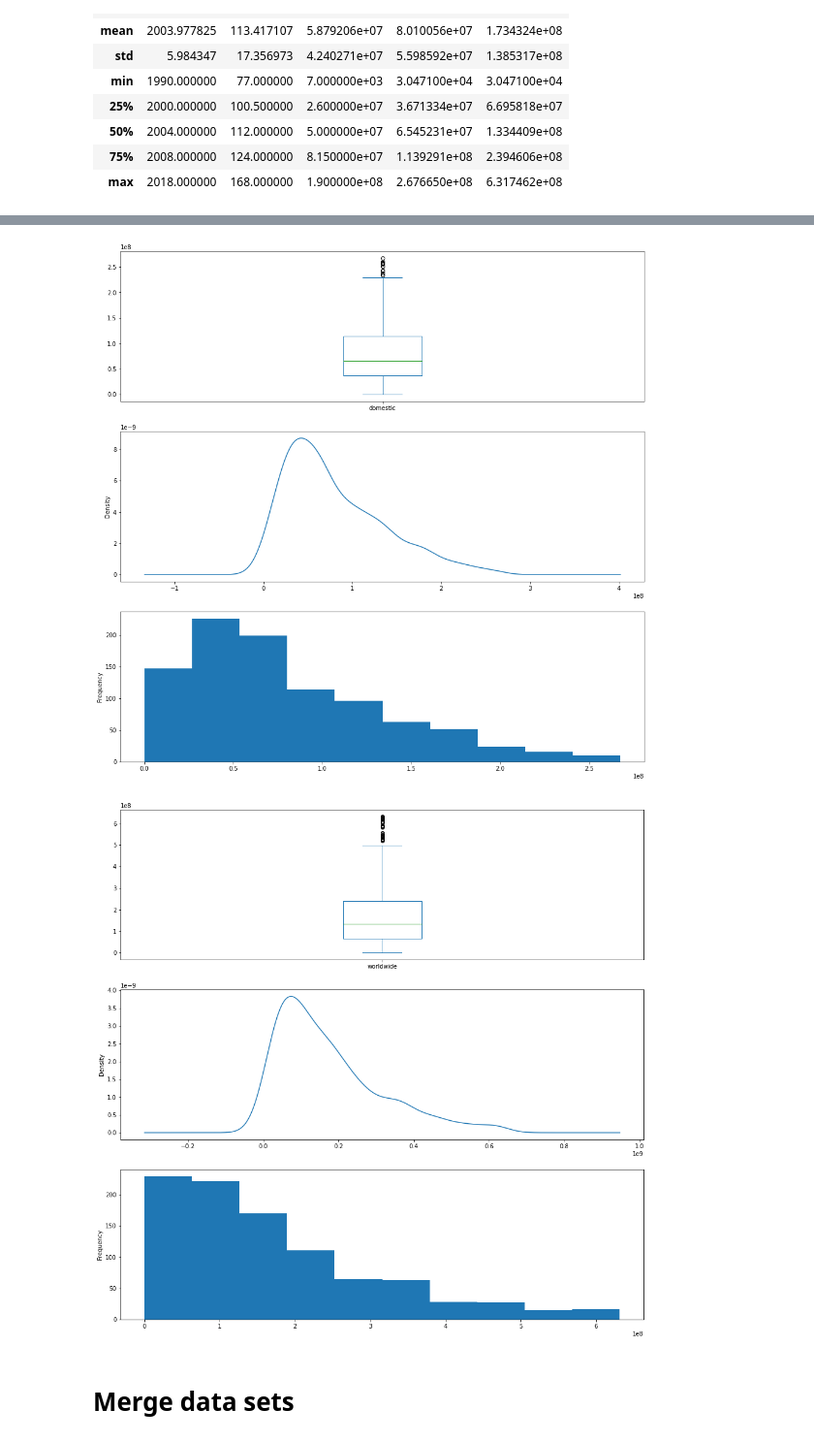
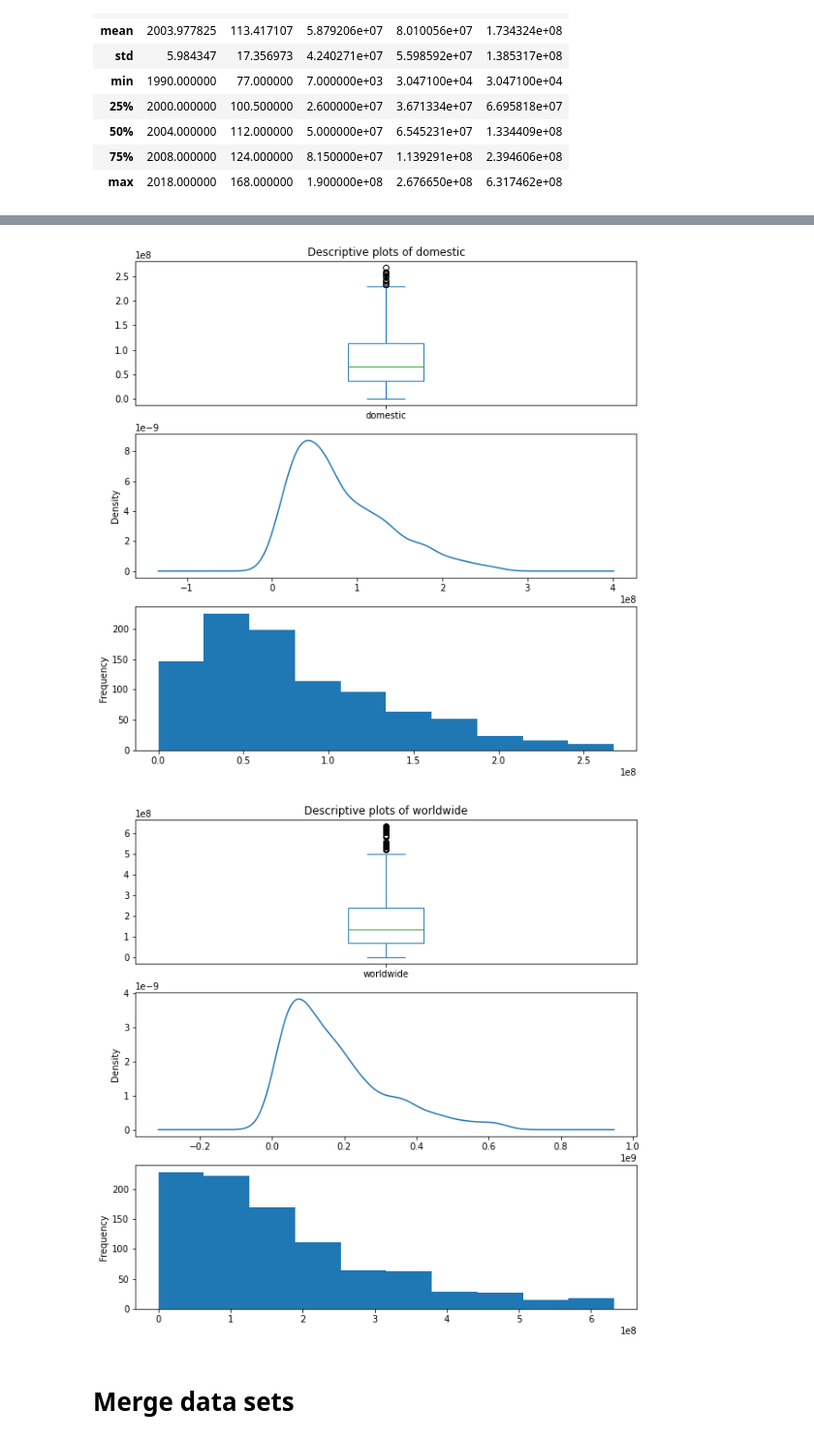
Before and after one commit to sansanity/CS4050-NB, a Jupyter notebook: INITIAL_DATA_CLEANING.ipynb, the cells around one changed output, grey strips where cells are left out. Shown: that part at 97% size. Saved outputs shown, nothing was run; the diff lists cells and outputs as text; code cells hidden in the pictures.

```diff
--- a/INITIAL_DATA_CLEANING.ipynb
+++ b/INITIAL_DATA_CLEANING.ipynb
@@ -196,0 +199,7 @@ movies_df
+# %%
+hist_columns = ["mpaa", "genre_1", "genre_2"]
+# %%
+for col in hist_columns:
+    movies_df[col].value_counts().sort_values().plot(kind = 'bar', title = f"Histogram of {col}")
+    # movies_df[col].hist(figsize = (16,5), grid = False, xrot = 90)
+    plt.show()
@@ -208,15 +223,15 @@ movies_df.describe()
 | max | 2018.000000 | 168.000000 | 1.900000e+08 | 2.676650e+08 | 6.317462e+08 |
 # %%
 from pandas.api.types import is_numeric_dtype
-def visualize_srs(series):
+def visualize_srs(series, name):
     if is_numeric_dtype(series) == True:
         fig, axes = plt.subplots(nrows = 3, ncols =1)
-        series.plot(kind = "box", ax = axes[0], figsize = (16,16))
-        series.plot(kind = "kde", ax = axes[1], figsize = (16,16))
-        series.plot(kind = "hist", ax = axes[2], figsize = (16,16))
+        series.plot(kind = "box", ax = axes[0], figsize = (10,10), title = f"Descriptive plots of {name}")
+        series.plot(kind = "kde", ax = axes[1])
+        series.plot(kind = "hist", ax = axes[2])
     else:
         return
 # %%
 for col in movies_df.columns:
-    visualize_srs(movies_df[col])
+    visualize_srs(movies_df[col], col)
 # %% [output]
@@ -226,5 +241,5 @@ for col in movies_df.columns:
-[figure, old version]
+[figure, new version]
-[figure, old version]
+[figure, new version]
 # %% [markdown]
 # Merge data sets
 # %%
```
Also changed, not shown: parts of 41 cells of this notebook, 6 other files.
